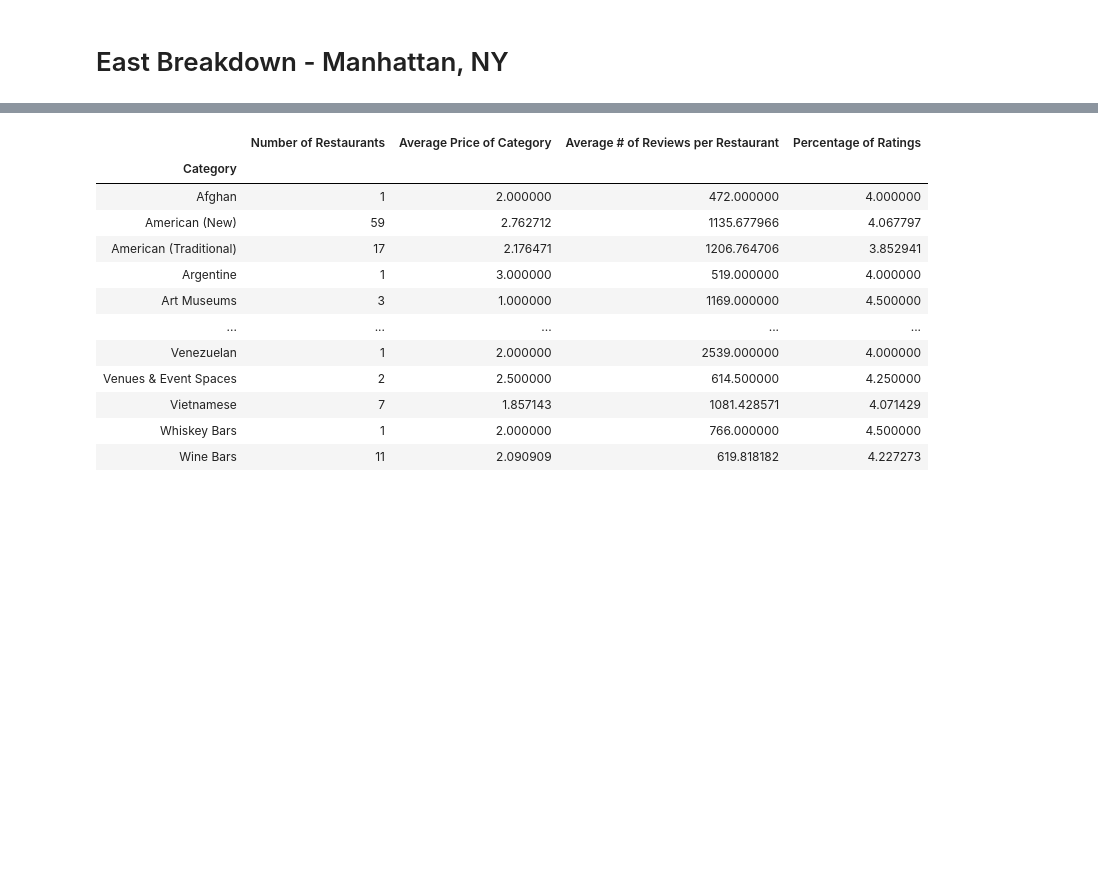
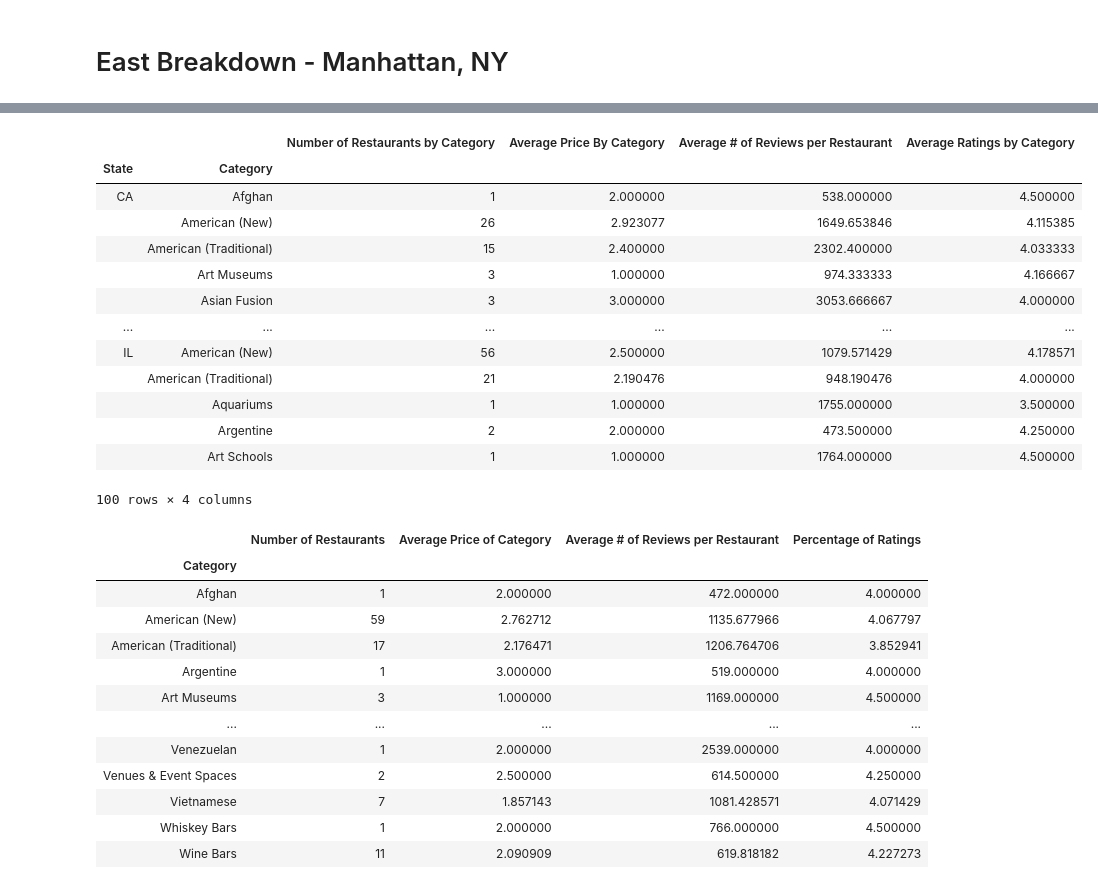
Before and after one commit to elzster/Yelp-Analytics, a Jupyter notebook: ProjectMaster-Copy1.ipynb, the cells around one changed output, grey strips where cells are left out. Drawn from its saved outputs; the diff is of its cells as text; code cells hidden in the pictures; blank space fills up the shorter version.

```diff
--- a/ProjectMaster-Copy1.ipynb
+++ b/ProjectMaster-Copy1.ipynb
@@ -74,3 +83,34 @@ east_data.head()
+# %%
+grouped_merged_df = merged_table_df.groupby(['State', 'Category'])
+# %%
+total_grouped_categories = grouped_merged_df['Category'].count()
+grouped_price_avg = grouped_merged_df['Price'].mean()
+grouped_reviews_count = grouped_merged_df['Reviews'].mean()
+total_grouped_review_counts = grouped_merged_df['Reviews'].count()
+average_grouped_ratings = grouped_merged_df['Rating'].mean()
+# %%
+grouped_category_stats_df= pd.DataFrame({
+    "Number of Restaurants by Category": total_grouped_categories,
+    "Average Price By Category": grouped_price_avg,
+    "Average # of Reviews per Restaurant": grouped_reviews_count,
+    "Average Ratings by Category": average_grouped_ratings
+})
+grouped_category_stats_df.head(100)
+# %% [output]
+|  |  | Number of Restaurants by Category | Average Price By Category | Average # of Reviews per Restaurant | Average Ratings by Category |
+| State | Category |  |  |  |  |
+| CA | Afghan | 1 | 2.000000 | 538.000000 | 4.500000 |
+|  | American (New) | 26 | 2.923077 | 1649.653846 | 4.115385 |
+|  | American (Traditional) | 15 | 2.400000 | 2302.400000 | 4.033333 |
+|  | Art Museums | 3 | 1.000000 | 974.333333 | 4.166667 |
+|  | Asian Fusion | 3 | 3.000000 | 3053.666667 | 4.000000 |
+| ... | ... | ... | ... | ... | ... |
+| IL | American (New) | 56 | 2.500000 | 1079.571429 | 4.178571 |
+|  | American (Traditional) | 21 | 2.190476 | 948.190476 | 4.000000 |
+|  | Aquariums | 1 | 1.000000 | 1755.000000 | 3.500000 |
+|  | Argentine | 2 | 2.000000 | 473.500000 | 4.250000 |
+|  | Art Schools | 1 | 1.000000 | 1764.000000 | 4.500000 |
+100 rows × 4 columns
 # %%
 #new york
 grouped_east_df = east_data.groupby('Category')
```
Also changed, not shown: parts of 3 cells of this notebook, 1 other file.
